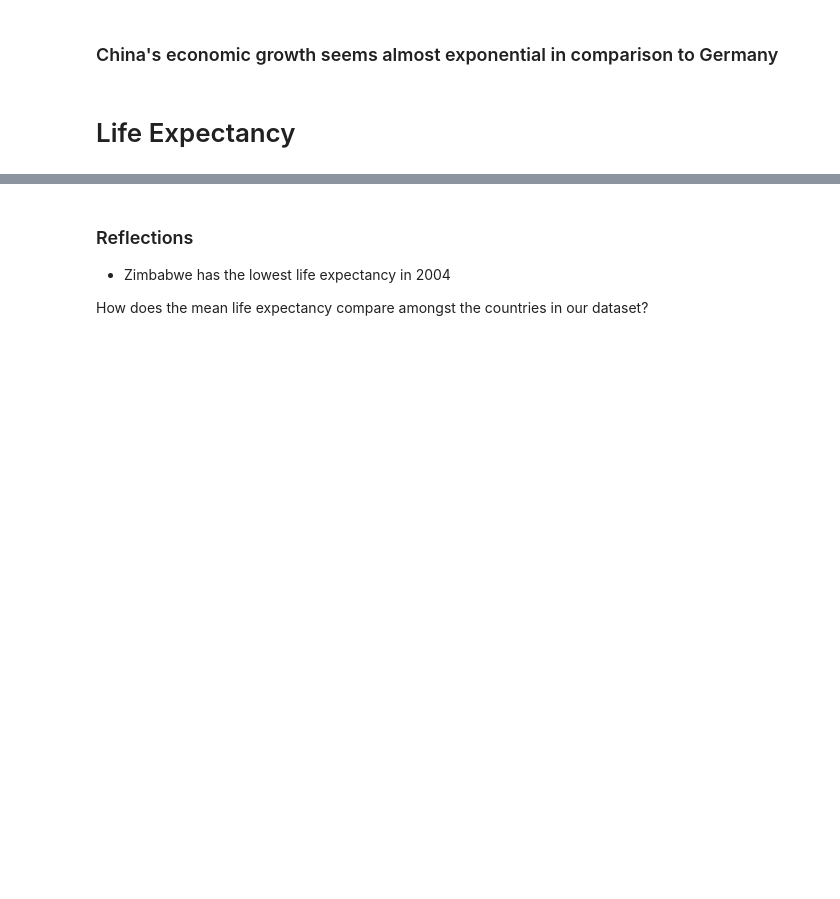
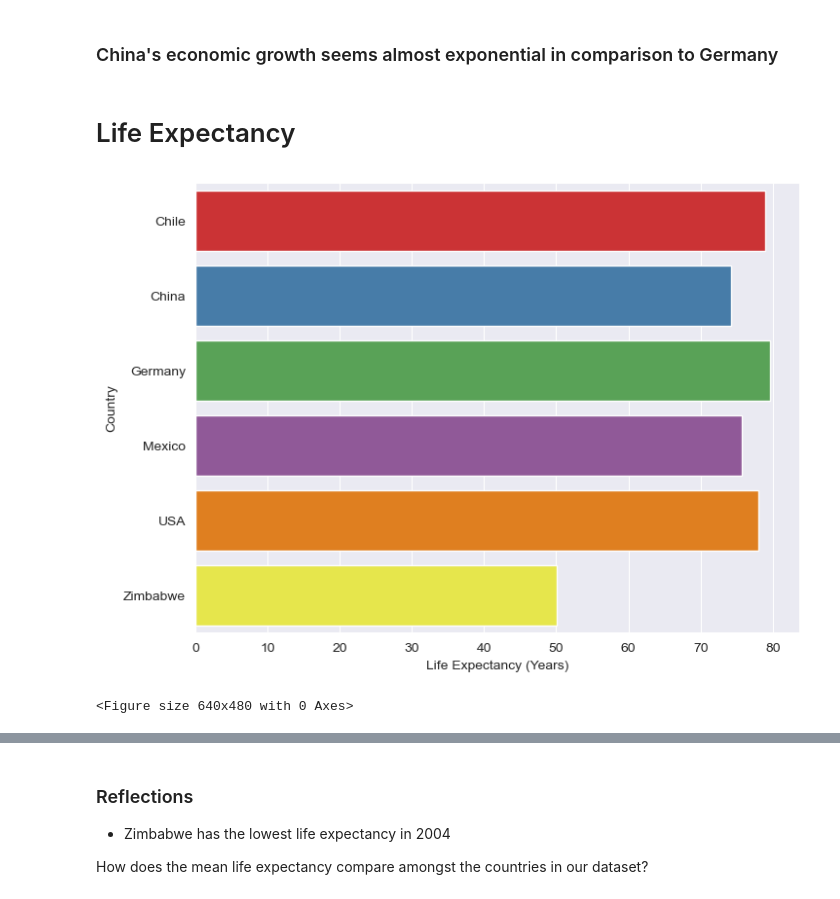
Before and after one commit to pineapple-bois/Life-Expectancy-and-GDP, a Jupyter notebook: life_expectancy_gdp.ipynb, the cells around one changed output, grey strips where cells are left out. Cells and saved outputs as stored; diff of their text form; code cells hidden in the pictures; blank space fills up the shorter version.

```diff
--- a/life_expectancy_gdp.ipynb
+++ b/life_expectancy_gdp.ipynb
@@ -186,6 +198,17 @@ plt.show()
 ### China's economic growth seems almost exponential in comparison to Germany ###
 # %% [markdown]
 # Life Expectancy #
+# %%
+plt.figure(figsize=(8,6))
+sns.set_palette("Set1", 6)
+sns.barplot(x="life_expectancy", y="country", data=dfmeans)
+plt.xlabel("Life Expectancy (Years)")
+plt.ylabel("Country")
+plt.show()
+plt.clf()
+# %% [output]
+[figure, added]
+<Figure size 640x480 with 0 Axes>
 # %%
 fig = plt.figure(figsize=(17, 15))
 for i in range(len(country_list)):
```
Also changed, not shown: parts of 6 cells of this notebook.
